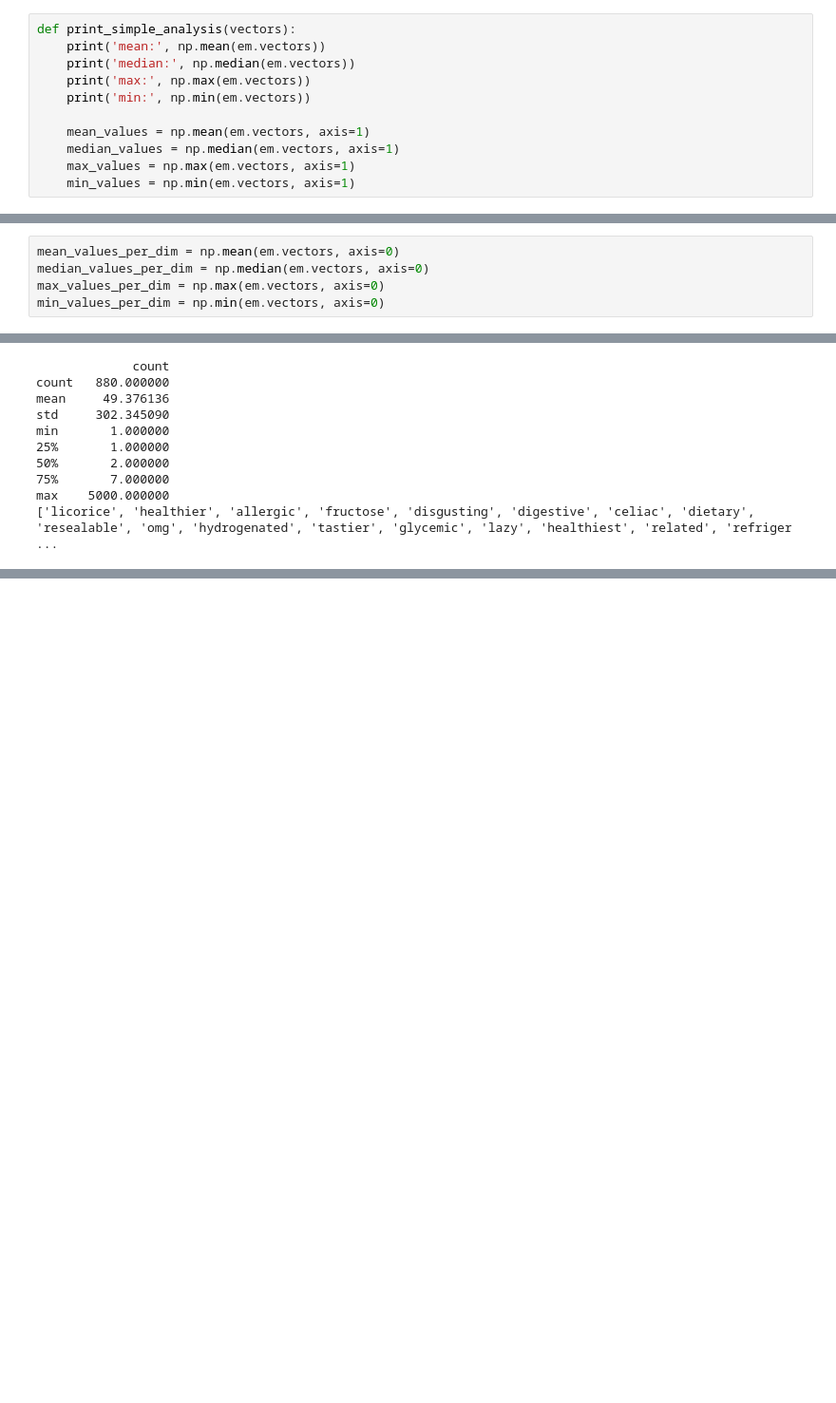
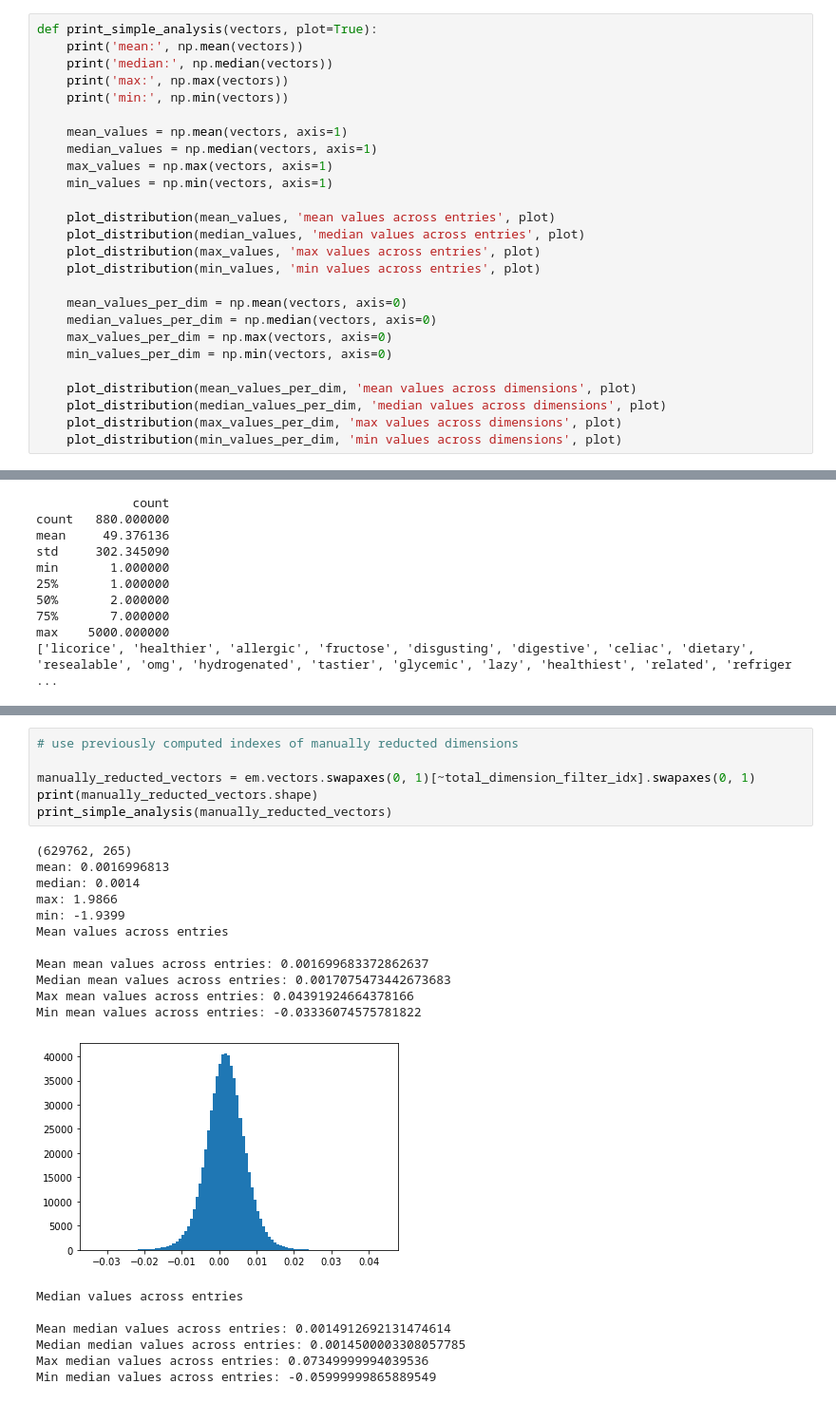
Before and after one commit to MrDVolk/text-generation, a Jupyter notebook: embeddings-analysis.ipynb, the cells around one changed output, grey strips where cells are left out. Shown: that part at 95% size. Drawn from its saved outputs; the diff is of its cells as text; blank space fills up the shorter version.

Commit message:
dimensionality reduction

```diff
--- a/embeddings-analysis.ipynb
+++ b/embeddings-analysis.ipynb
@@ -47,11 +51,26 @@ def plot_distribution(array, title):
 # %%
-def print_simple_analysis(vectors):
-    print('mean:', np.mean(em.vectors))
-    print('median:', np.median(em.vectors))
-    print('max:', np.max(em.vectors))
-    print('min:', np.min(em.vectors))
+def print_simple_analysis(vectors, plot=True):
+    print('mean:', np.mean(vectors))
+    print('median:', np.median(vectors))
+    print('max:', np.max(vectors))
+    print('min:', np.min(vectors))
 
-    mean_values = np.mean(em.vectors, axis=1)
-    median_values = np.median(em.vectors, axis=1)
-    max_values = np.max(em.vectors, axis=1)
-    min_values = np.min(em.vectors, axis=1)
+    mean_values = np.mean(vectors, axis=1)
+    median_values = np.median(vectors, axis=1)
+    max_values = np.max(vectors, axis=1)
+    min_values = np.min(vectors, axis=1)
+
+    plot_distribution(mean_values, 'mean values across entries', plot)
+    plot_distribution(median_values, 'median values across entries', plot)
+    plot_distribution(max_values, 'max values across entries', plot)
+    plot_distribution(min_values, 'min values across entries', plot)
+
+    mean_values_per_dim = np.mean(vectors, axis=0)
+    median_values_per_dim = np.median(vectors, axis=0)
+    max_values_per_dim = np.max(vectors, axis=0)
+    min_values_per_dim = np.min(vectors, axis=0)
+
+    plot_distribution(mean_values_per_dim, 'mean values across dimensions', plot)
+    plot_distribution(median_values_per_dim, 'median values across dimensions', plot)
+    plot_distribution(max_values_per_dim, 'max values across dimensions', plot)
+    plot_distribution(min_values_per_dim, 'min values across dimensions', plot)
@@ -117,5 +76,0 @@ Next step is to find out whether we have to filter embeddings in general, or it
-# %%
-mean_values_per_dim = np.mean(em.vectors, axis=0)
-median_values_per_dim = np.median(em.vectors, axis=0)
-max_values_per_dim = np.max(em.vectors, axis=0)
-min_values_per_dim = np.min(em.vectors, axis=0)
@@ -337,0 +429,25 @@ print('min:', np.min(corrected_vectors))
+# %%
+# use previously computed indexes of manually reducted dimensions
+
+manually_reducted_vectors = em.vectors.swapaxes(0, 1)[~total_dimension_filter_idx].swapaxes(0, 1)
+print(manually_reducted_vectors.shape)
+print_simple_analysis(manually_reducted_vectors)
+# %% [output]
+(629762, 265)
+mean: 0.0016996813
+median: 0.0014
+max: 1.9866
+min: -1.9399
+Mean values across entries
+
+Mean mean values across entries: 0.001699683372862637
+Median mean values across entries: 0.0017075473442673683
+Max mean values across entries: 0.04391924664378166
+Min mean values across entries: -0.03336074575781822
+[figure, added]
+Median values across entries
+
+Mean median values across entries: 0.0014912692131474614
+Median median values across entries: 0.0014500003308057785
+Max median values across entries: 0.07349999994039536
+Min median values across entries: -0.05999999865889549
```
Also changed, not shown: parts of 23 cells of this notebook.
